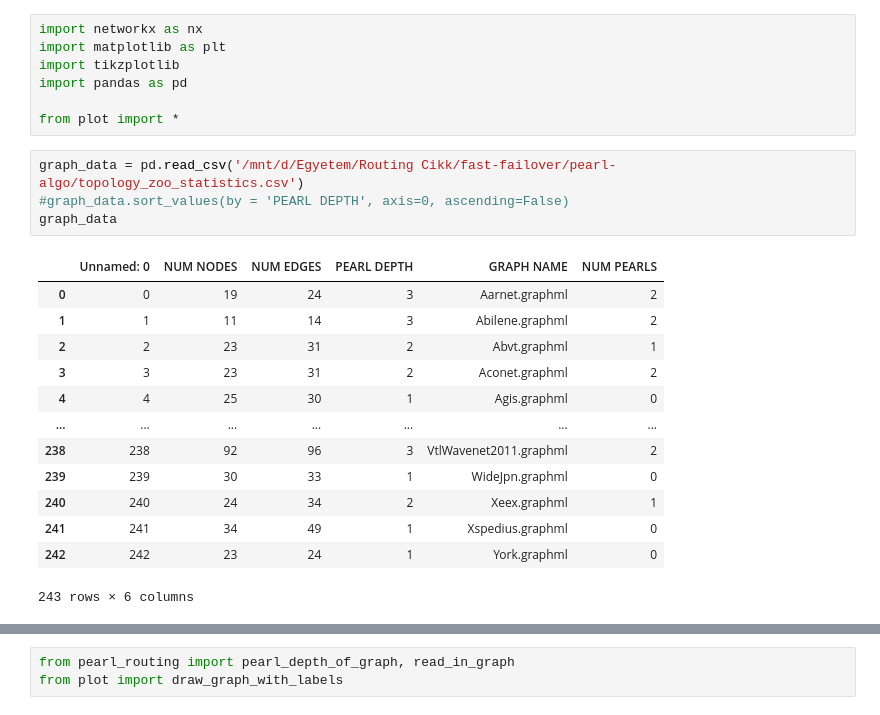
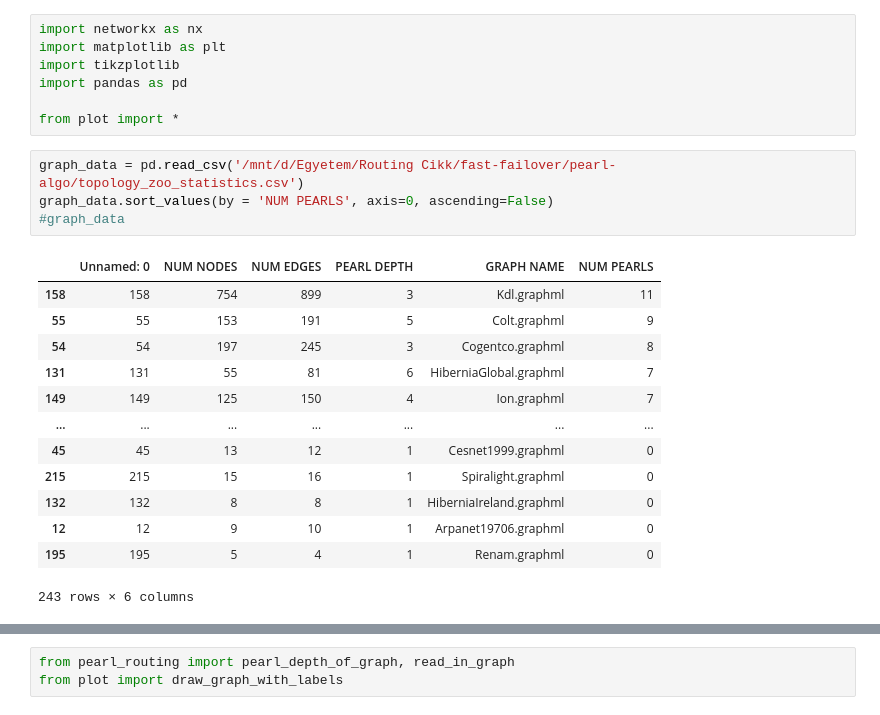
Before and after one commit to begeri/fast-failover, a Jupyter notebook: pearl-algo/plot.ipynb, the cells around one changed output, grey strips where cells are left out. Drawn from its saved outputs; the diff is of its cells as text.

```diff
--- a/pearl-algo/plot.ipynb
+++ b/pearl-algo/plot.ipynb
@@ -7,21 +7,21 @@ import pandas as pd
 from plot import *
 # %%
 graph_data = pd.read_csv('/mnt/d/Egyetem/Routing Cikk/fast-failover/pearl-algo/topology_zoo_statistics.csv')
-#graph_data.sort_values(by = 'PEARL DEPTH', axis=0, ascending=False)
-graph_data
+graph_data.sort_values(by = 'NUM PEARLS', axis=0, ascending=False)
+#graph_data
 # %% [output]
 |  | Unnamed: 0 | NUM NODES | NUM EDGES | PEARL DEPTH | GRAPH NAME | NUM PEARLS |
-| 0 | 0 | 19 | 24 | 3 | Aarnet.graphml | 2 |
-| 1 | 1 | 11 | 14 | 3 | Abilene.graphml | 2 |
-| 2 | 2 | 23 | 31 | 2 | Abvt.graphml | 1 |
-| 3 | 3 | 23 | 31 | 2 | Aconet.graphml | 2 |
-| 4 | 4 | 25 | 30 | 1 | Agis.graphml | 0 |
+| 158 | 158 | 754 | 899 | 3 | Kdl.graphml | 11 |
+| 55 | 55 | 153 | 191 | 5 | Colt.graphml | 9 |
+| 54 | 54 | 197 | 245 | 3 | Cogentco.graphml | 8 |
+| 131 | 131 | 55 | 81 | 6 | HiberniaGlobal.graphml | 7 |
+| 149 | 149 | 125 | 150 | 4 | Ion.graphml | 7 |
 | ... | ... | ... | ... | ... | ... | ... |
-| 238 | 238 | 92 | 96 | 3 | VtlWavenet2011.graphml | 2 |
-| 239 | 239 | 30 | 33 | 1 | WideJpn.graphml | 0 |
-| 240 | 240 | 24 | 34 | 2 | Xeex.graphml | 1 |
-| 241 | 241 | 34 | 49 | 1 | Xspedius.graphml | 0 |
-| 242 | 242 | 23 | 24 | 1 | York.graphml | 0 |
+| 45 | 45 | 13 | 12 | 1 | Cesnet1999.graphml | 0 |
+| 215 | 215 | 15 | 16 | 1 | Spiralight.graphml | 0 |
+| 132 | 132 | 8 | 8 | 1 | HiberniaIreland.graphml | 0 |
+| 12 | 12 | 9 | 10 | 1 | Arpanet19706.graphml | 0 |
+| 195 | 195 | 5 | 4 | 1 | Renam.graphml | 0 |
 243 rows × 6 columns
 # %%
 plot_columns_by_index(graph_data, 'NUM NODES', 'NUM EDGES', 'PEARL DEPTH', 'NUM PEARLS', output_file='topology_zoo_pearl_data.tex')
```
Also changed, not shown: parts of 5 cells of this notebook, 4 other files.
